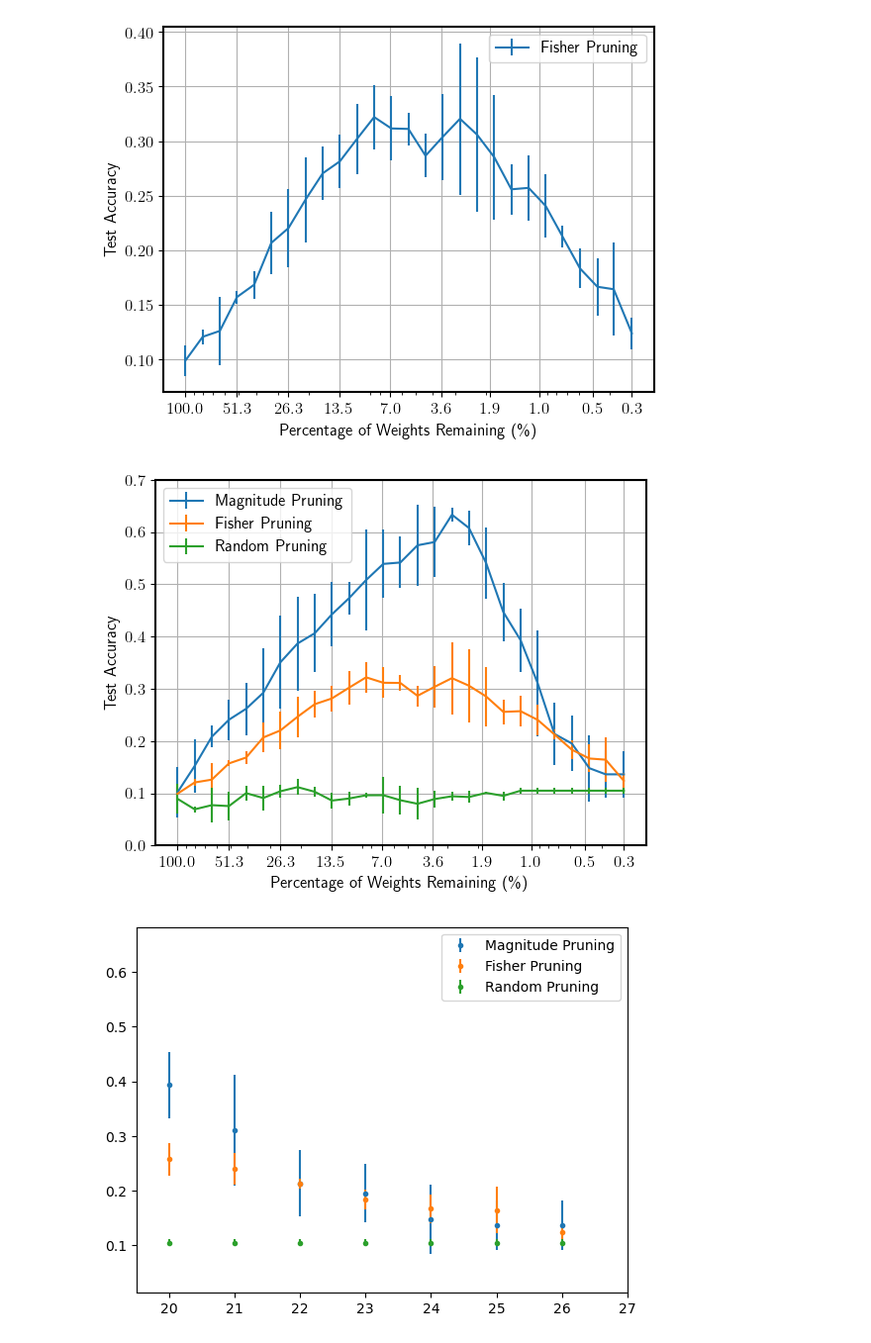
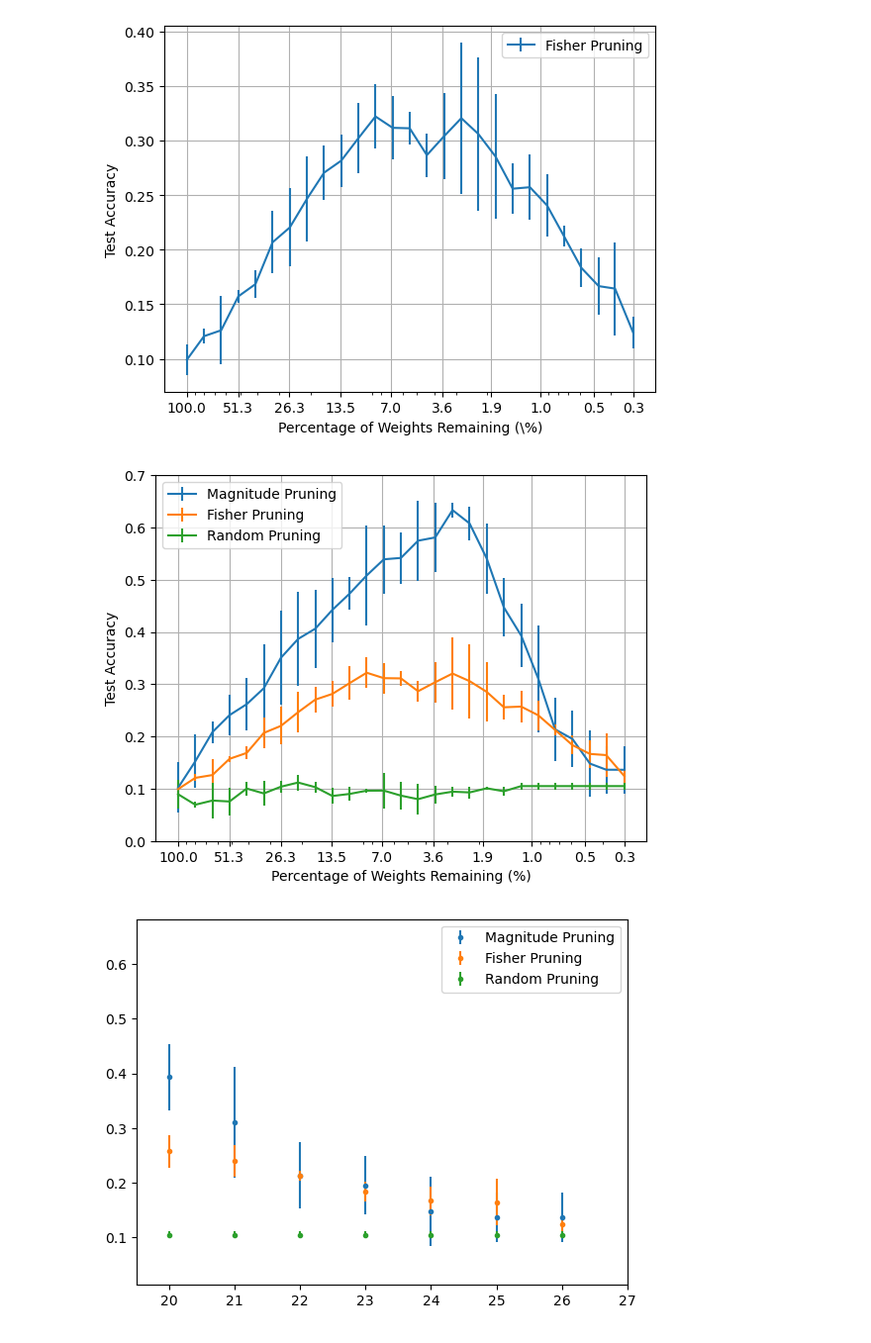
Before and after one commit to Thomas-Christie/lth, a Jupyter notebook: experimentation/supermask_propagation_in_levels.ipynb, the cells around one changed output. Shown at 99% size. Saved outputs shown, nothing was run; the diff lists cells and outputs as text; code cells hidden in the pictures.

```diff
--- a/experimentation/supermask_propagation_in_levels.ipynb
+++ b/experimentation/supermask_propagation_in_levels.ipynb
@@ -16,6 +16,8 @@ for levl in range(0, 27):
         data = json.load(fp)
     percentage_weights.append(round(100 * data['unpruned'] / data['total'], 2))
 # %%
+import matplotlib as mpl
+mpl.rcParams.update(mpl.rcParamsDefault)
 means = np.array([])
 stds = np.array([])
 x = np.arange(0,27,1)
@@ -111,24 +113,26 @@ ax.grid()
 ax.legend()
 plt.show()
 # %% [output]
-[figure, old version]
+[figure, new version]
 # %%
 fig, ax = plt.subplots()
 ax.errorbar(percentage_weights, means_mag, stds_mag, label='Magnitude Pruning')
 ax.errorbar(percentage_weights, means_fish, stds_fish, label='Fisher Pruning')
 ax.errorbar(percentage_weights, means_rand, stds_rand, label='Random Pruning')
 ax.set_ylim([0., 0.7])
 ax.invert_xaxis()
 ax.set_xscale("log")
 ax.set_xticks(x_labels)
 ax.get_xaxis().set_major_formatter(matplotlib.ticker.ScalarFormatter())
-ax.set_xlabel("Percentage of Weights Remaining (\%)")
+ax.set_xlabel("Percentage of Weights Remaining (%)")
 ax.set_ylabel("Test Accuracy")
 ax.grid()
 ax.legend()
+plt.savefig("plots/supermask_propagation.png")
+
 plt.show()
 # %% [output]
-[figure, old version]
+[figure, new version]
 # %%
 plt.errorbar(x_mag, means_mag, stds_mag, linestyle='None', marker='.', label='Magnitude Pruning')
 plt.errorbar(x_fish, means_fish, stds_fish, linestyle='None', marker='.', label='Fisher Pruning')
```
Also changed, not shown: parts of 2 cells of this notebook, 6 other files.
